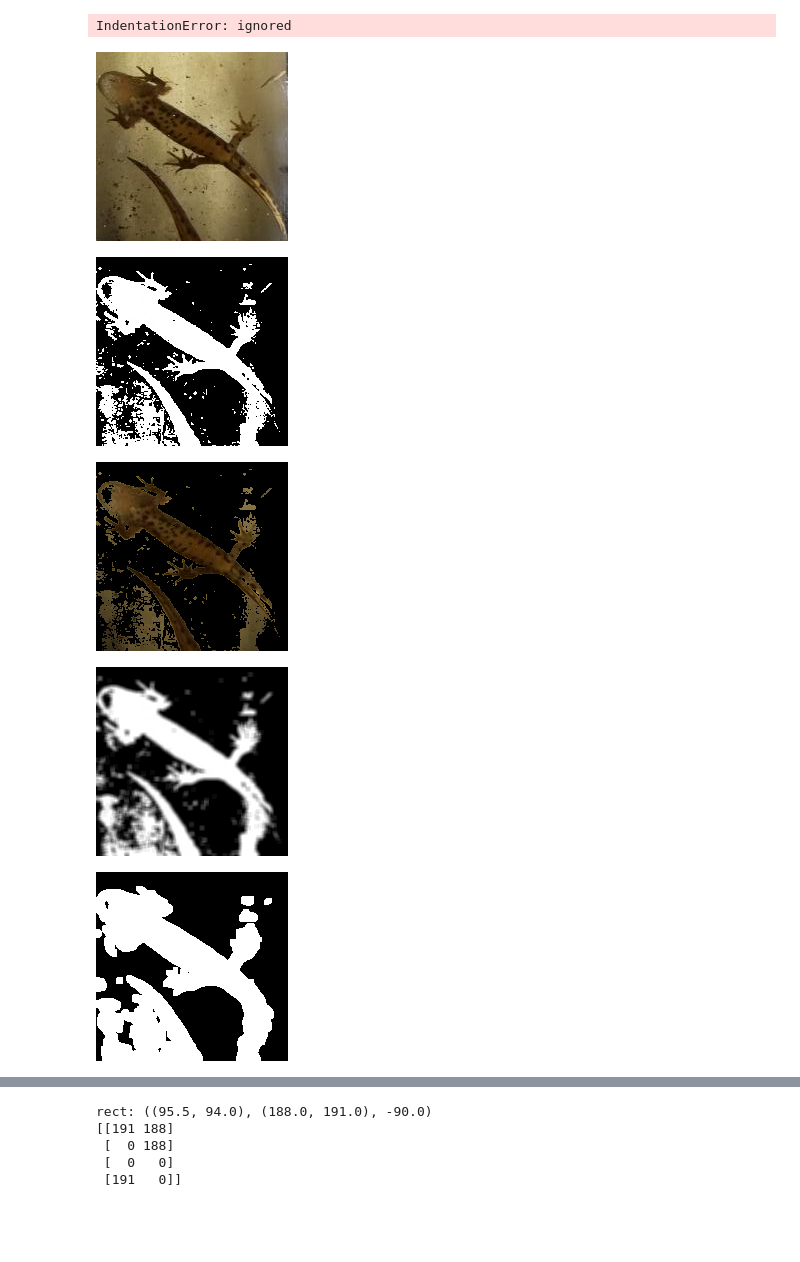
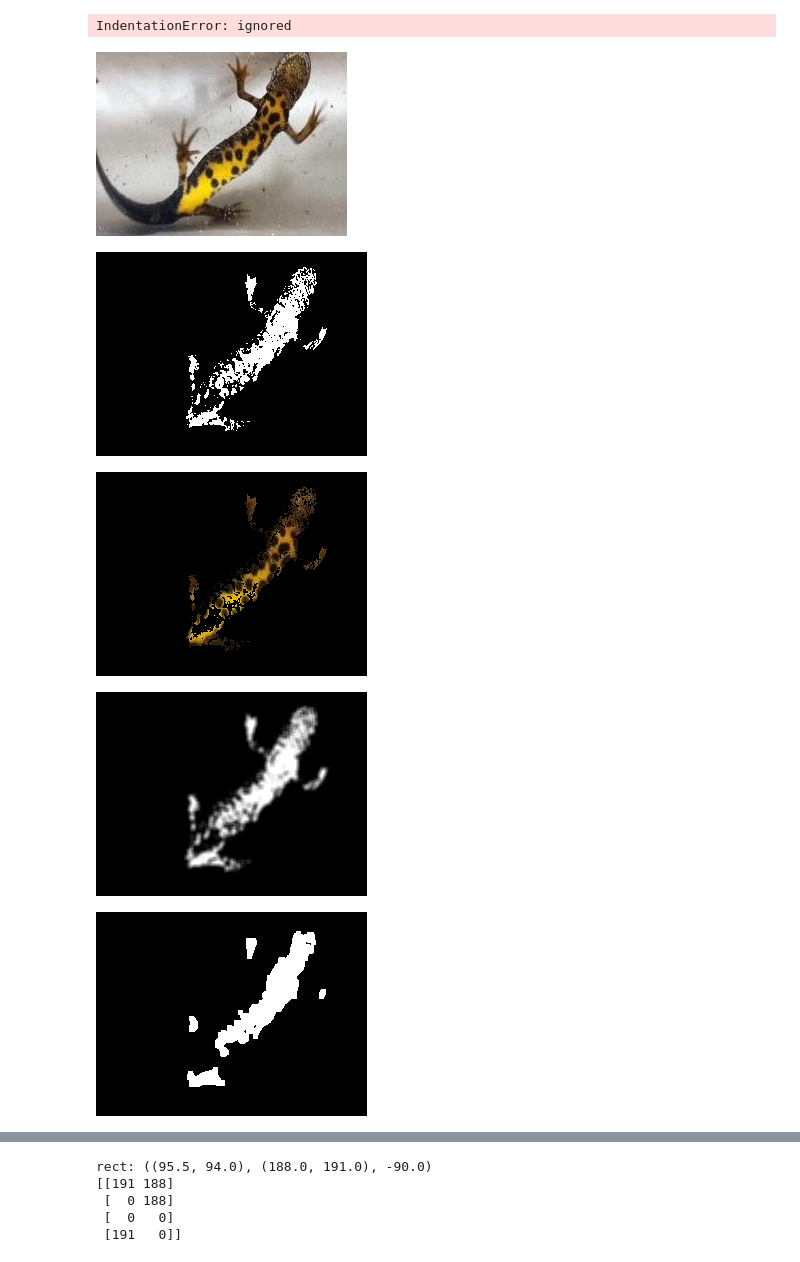
Before and after one commit to GuillaumeMagnette/Stage_Tritons, a Jupyter notebook: Image_processing2.ipynb, the cells around one changed output, grey strips where cells are left out. Cells and saved outputs as stored; diff of their text form; code cells hidden in the pictures; blank space fills up the shorter version.

```diff
--- a/Image_processing2.ipynb
+++ b/Image_processing2.ipynb
@@ -268,55 +272,62 @@ upper_yellow = np.array([60,255,250])
 # %%
 
 img_path = '/content/content/Stage/database/Bascha_P01_T01_K04_F_Adult_4173_20190330031615.jpg'
-img_path = '/content/content/Stage/database/Bascha_P01_T01_K10_M_20190509021141-18.jpg'
+#img_path = '/content/content/Stage/database/Bascha_P01_T01_K10_M_20190509021141-18.jpg'
 #img_path = '/content/content/Stage/database/Bascha_P01_T01_K03_M_Adult_4342_20190320161800.jpg'
 #img_path = '/content/content/Stage/database/Bascha_P01_T01_K03_M_Adult_4363_20190320183318.jpg'
-#img_path = '/content/content/Stage/database/Bascha_P01_T01_K14_M_Adult_1024_20190605213228.jpg'
+img_path = '/content/content/Stage/database/Bascha_P01_T01_K14_M_Adult_1024_20190605213228.jpg'
 #img_path = '/content/content/Stage/database/Bascha_P01_T01_K03_M_Adult_5242_20190321032200.jpg'
 #img_path = '/content/content/Stage/database/Bascha_P01_T01_K03_F_Adult_4274_20190319211855.jpg'
-img_path = '/content/content/Stage/database/Bascha_P01_T01_K14_M_Adult_1039_20190607040030.jpg'
-img_path = '/content/content/Stage/database/Bascha_P01_T02_K09_F_20190503153557-13.jpg'
-img_path = '/content/content/Stage/database/Bascha_P01_T01_K10_M_20190509004143-03.jpg'
+#img_path = '/content/content/Stage/database/Bascha_P01_T01_K14_M_Adult_1039_20190607040030.jpg'
 #img_path = '/content/content/Stage/database/Bascha_P01_T02_K07_F_20190418054024-15.jpg'
 #img_path = '/content/content/Stage/database/Bascha_P01_T01_K14_M_Adult_1039_20190607040030.jpg'
 #img_path = '/content/content/Stage/database/Bascha_P01_T02_K07_F_20190418025301-17.jpg'
-img_path = '/content/content/Stage/database/Bascha_P01_T05_K20_U_Larva_8359_20190717223645.jpg'
+#img_path = '/content/content/Stage/database/Bascha_P01_T05_K20_U_Larva_8359_20190717223645.jpg'
 #img_path = '/content/content/Stage/database/Bascha_P01_T05_K18_M_Adult_6164_20190703234211.jpg'
 #img_path = '/content/content/Stage/database/Bascha_P01_T01_K03_F_Adult_4331_20190320100505.jpg'
 
 img = cv2.imread(img_path)
 cv2_imshow(img)
+
+h,w=img.shape[0:2]
+
+base_size=h+20,w+20,3
+# make a 3 channel image for base which is slightly larger than target img
+base=np.zeros(base_size,dtype=np.uint8)
+cv2.rectangle(base,(0,0),(w+20,h+20),(255,255,255),30) # really thick white rectangle
+base[10:h+10,10:w+10]=img # this works
+img = base
 
 
 hls = cv2.cvtColor(img, cv2.COLOR_BGR2HLS)
 lower_yellow = np.array([10,15,97])
 upper_yellow = np.array([40,125,255])
 
 lower_black = np.array([0,0,30])
 upper_black = np.array([25,35,255])
 
 lower_black2 = np.array([160,0,30])
 upper_black2 = np.array([180,35,255])
 # Here we are defining range of yellow color in HSL
 # This creates a mask of yellow coloured
 # objects found in the frame.
 mask = cv2.inRange(hls, lower_yellow, upper_yellow)
 mask_b = cv2.inRange(hls, lower_black, upper_black)
 mask_b2 = cv2.inRange(hls, lower_black2, upper_black2)
 
 mask = mask_b2+mask_b+mask
 # The bitwise and of the frame and mask is done so
 # that only the blue coloured objects are highlighted
 # and stored in res
 #res = cv2.bitwise_or()
 res = cv2.bitwise_and(img,img, mask= mask)
 #cv2_imshow(img)
 cv2_imshow(mask)
 cv2_imshow(res)
 # %% [output]
-[figure, old version]
+[figure, new version]
-[figure, old version]
+[figure, new version]
-[figure, old version]
+[figure, new version]
 # %%
 mask_blur = cv2.GaussianBlur(mask,(5,5),cv2.BORDER_DEFAULT)
 
@@ -330,5 +341,5 @@ threshMap = cv2.dilate(threshMap, kernel)
 cv2_imshow(mask_blur)
 cv2_imshow(threshMap)
 # %% [output]
-[figure, old version]
+[figure, new version]
-[figure, old version]
+[figure, new version]
```
Also changed, not shown: parts of 10 cells of this notebook.
